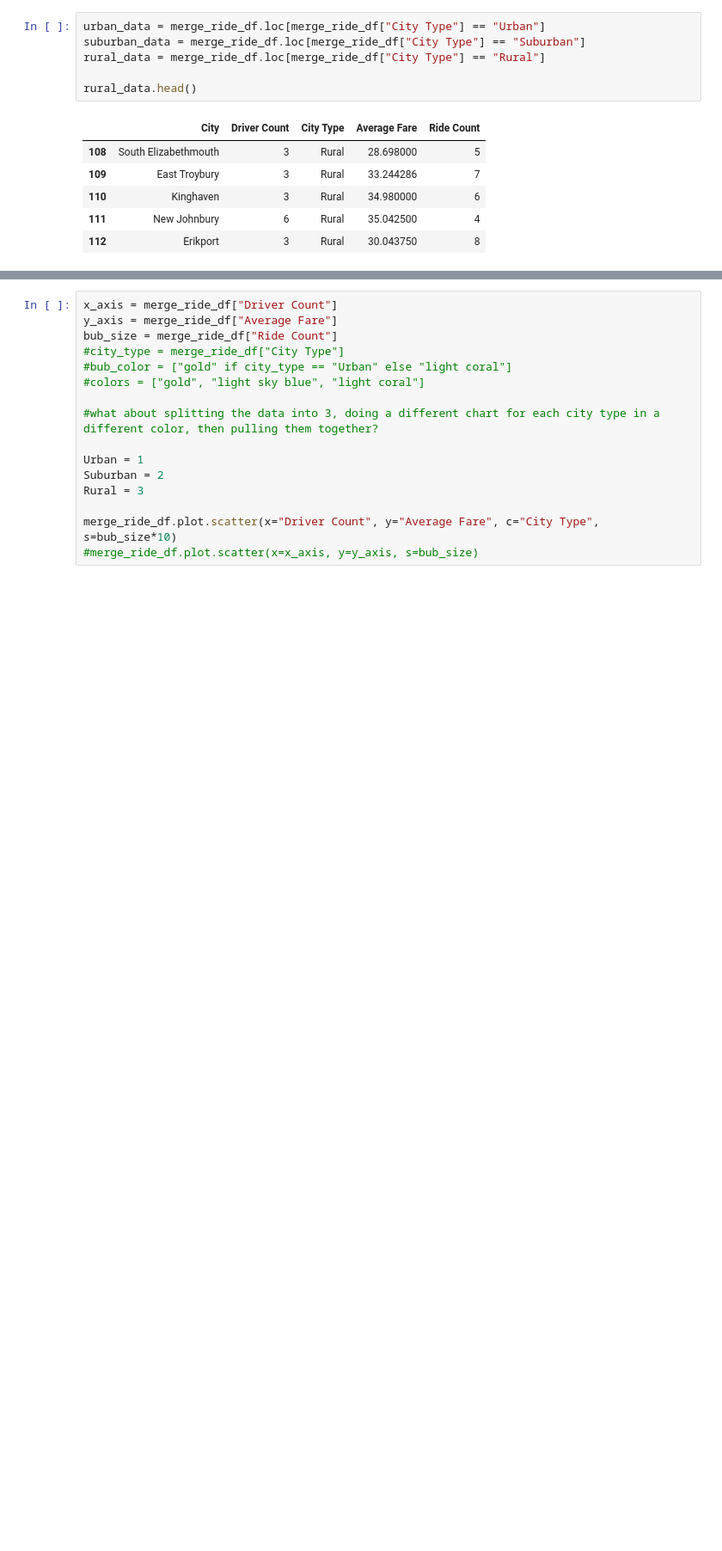
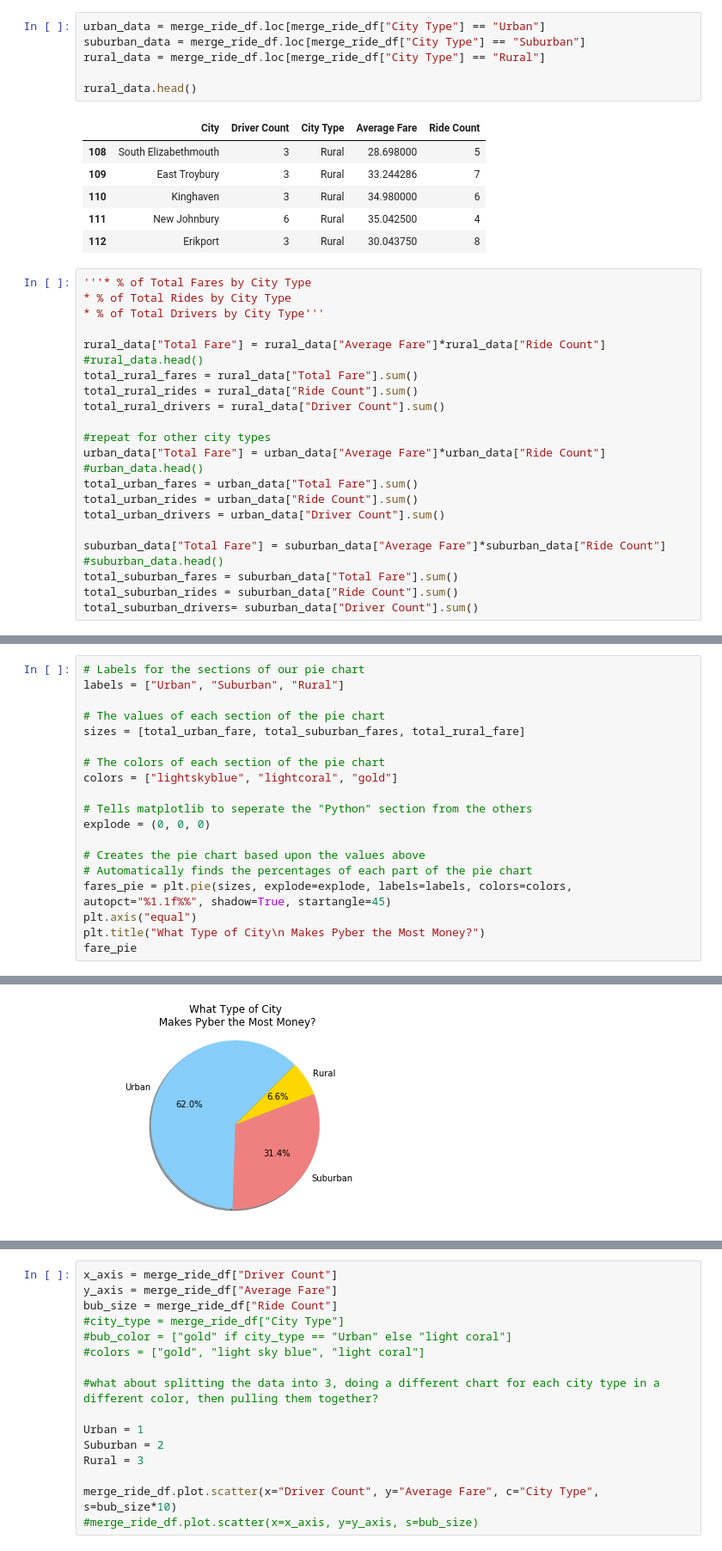
Before and after one commit to thomasjoldfield/PowerOfPlots, a Jupyter notebook: pyber.ipynb, the cells around one changed output, grey strips where cells are left out. Shown at 86% size. Drawn from its saved outputs; the diff is of its cells as text; blank space fills up the shorter version.

Commit message:
We got pie charts!

```diff
--- a/pyber.ipynb
+++ b/pyber.ipynb
@@ -98,3 +99,26 @@ rural_data.head()
 | 110 | Kinghaven | 3 | Rural | 34.980000 | 6 |
 | 111 | New Johnbury | 6 | Rural | 35.042500 | 4 |
 | 112 | Erikport | 3 | Rural | 30.043750 | 8 |
+# %%
+'''* % of Total Fares by City Type
+* % of Total Rides by City Type
+* % of Total Drivers by City Type'''
+
+rural_data["Total Fare"] = rural_data["Average Fare"]*rural_data["Ride Count"]
+#rural_data.head()
+total_rural_fares = rural_data["Total Fare"].sum()
+total_rural_rides = rural_data["Ride Count"].sum()
+total_rural_drivers = rural_data["Driver Count"].sum()
+
+#repeat for other city types
+urban_data["Total Fare"] = urban_data["Average Fare"]*urban_data["Ride Count"]
+#urban_data.head()
+total_urban_fares = urban_data["Total Fare"].sum()
+total_urban_rides = urban_data["Ride Count"].sum()
+total_urban_drivers = urban_data["Driver Count"].sum()
+
+suburban_data["Total Fare"] = suburban_data["Average Fare"]*suburban_data["Ride Count"]
+#suburban_data.head()
+total_suburban_fares = suburban_data["Total Fare"].sum()
+total_suburban_rides = suburban_data["Ride Count"].sum()
+total_suburban_drivers= suburban_data["Driver Count"].sum()
@@ -100,0 +140,20 @@ rural_data.head()
+# %%
+# Labels for the sections of our pie chart
+labels = ["Urban", "Suburban", "Rural"]
+
+# The values of each section of the pie chart
+sizes = [total_urban_fare, total_suburban_fares, total_rural_fare]
+
+# The colors of each section of the pie chart
+colors = ["lightskyblue", "lightcoral", "gold"]
+
+# Tells matplotlib to seperate the "Python" section from the others
+explode = (0, 0, 0)
+
+# Creates the pie chart based upon the values above
+# Automatically finds the percentages of each part of the pie chart
+fares_pie = plt.pie(sizes, explode=explode, labels=labels, colors=colors, autopct="%1.1f%%", shadow=True, startangle=45)
+plt.axis("equal")
+plt.title("What Type of City\n Makes Pyber the Most Money?")
+fare_pie
+# %% [output]
@@ -100,0 +169 @@ rural_data.head()
+[figure, added]
```
Also changed, not shown: parts of 5 cells of this notebook.
